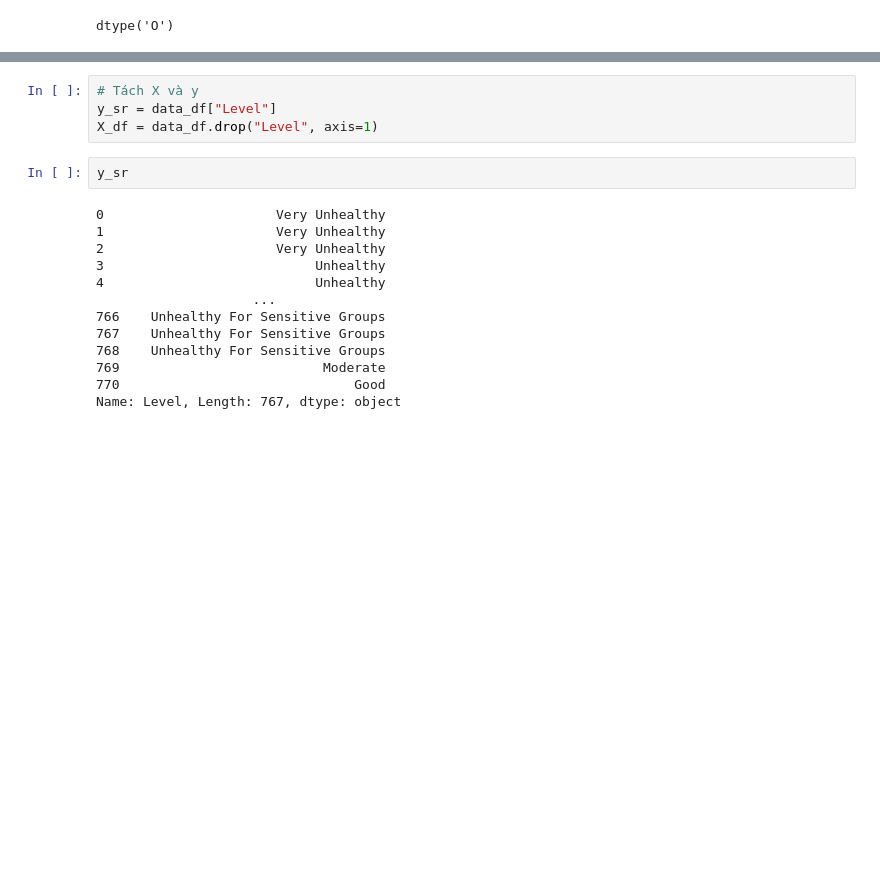
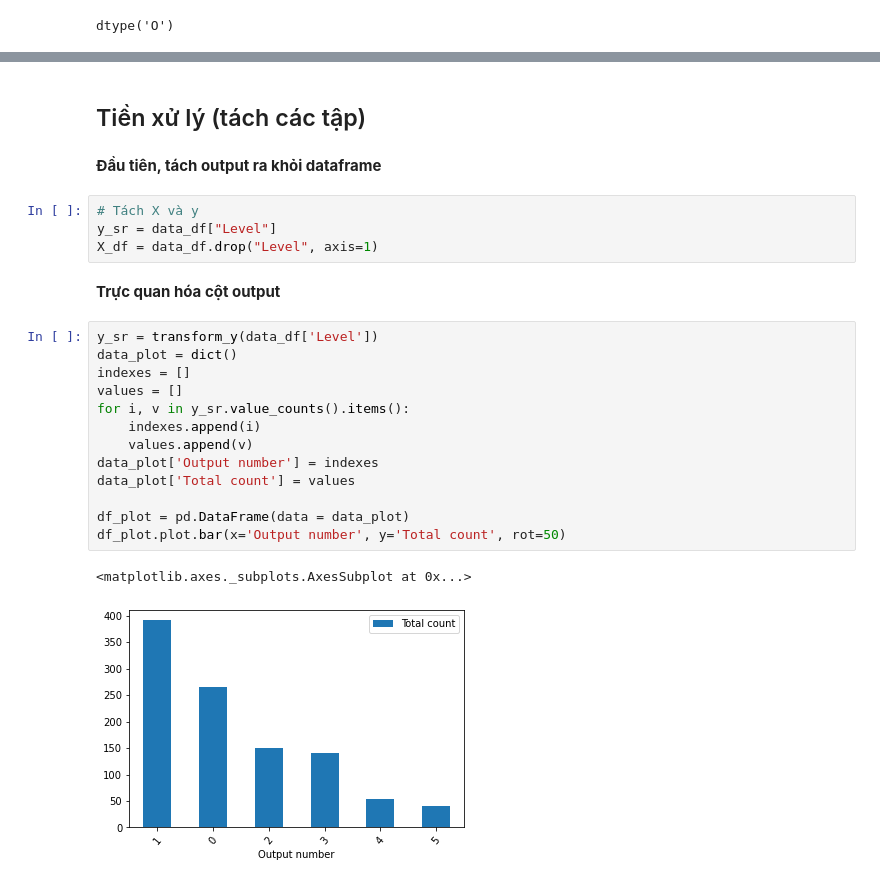
Before and after one commit to lingwang2503/DataScience_Project, a Jupyter notebook: Final/Preprocess_And_Train_Model.ipynb, the cells around one changed output, grey strips where cells are left out. Drawn from its saved outputs; the diff is of its cells as text; blank space fills up the shorter version.

```diff
--- a/Final/Preprocess_And_Train_Model.ipynb
+++ b/Final/Preprocess_And_Train_Model.ipynb
@@ -58,22 +139,29 @@ Name: Level, dtype: float64
+# %% [markdown]
+## Tiền xử lý (tách các tập)
+# %% [markdown]
+**Đầu tiên, tách output ra khỏi dataframe**
 # %%
 # Tách X và y
 y_sr = data_df["Level"]
 X_df = data_df.drop("Level", axis=1)
-# %%
-y_sr
-# %% [output]
-0                      Very Unhealthy
-1                      Very Unhealthy
-2                      Very Unhealthy
-3                           Unhealthy
-4                           Unhealthy
-                    ...
-766    Unhealthy For Sensitive Groups
-767    Unhealthy For Sensitive Groups
-768    Unhealthy For Sensitive Groups
-769                          Moderate
-770                              Good
-Name: Level, Length: 767, dtype: object
+# %% [markdown]
+**Trực quan hóa cột output**
+# %%
+y_sr = transform_y(data_df['Level'])
+data_plot = dict()
+indexes = []
+values = []
+for i, v in y_sr.value_counts().items():
+    indexes.append(i)
+    values.append(v)
+data_plot['Output number'] = indexes
+data_plot['Total count'] = values
+
+df_plot = pd.DataFrame(data = data_plot)
+df_plot.plot.bar(x='Output number', y='Total count', rot=50)
+# %% [output]
+<matplotlib.axes._subplots.AxesSubplot at 0x...>
+[figure, added]
 # %%
 X_df
 # %% [output]
```
Also changed, not shown: parts of 79 cells of this notebook, 3 other files.
